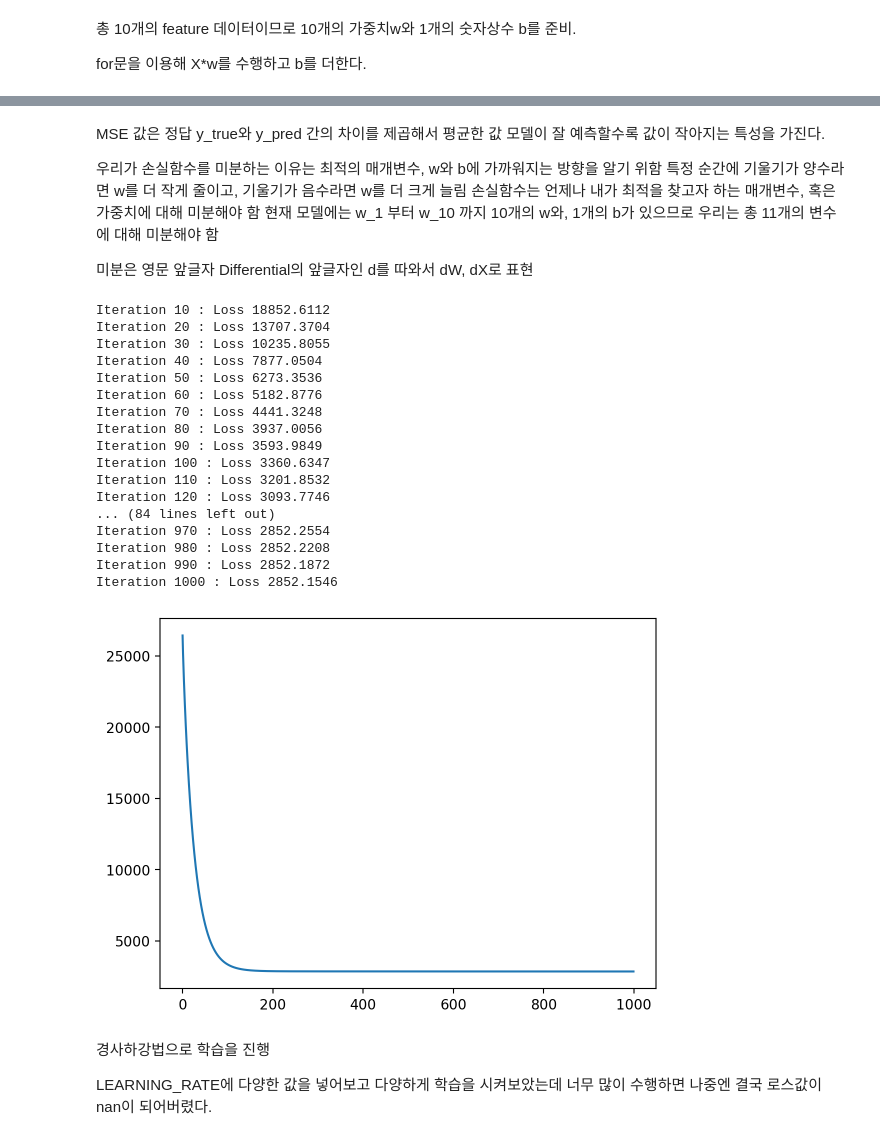
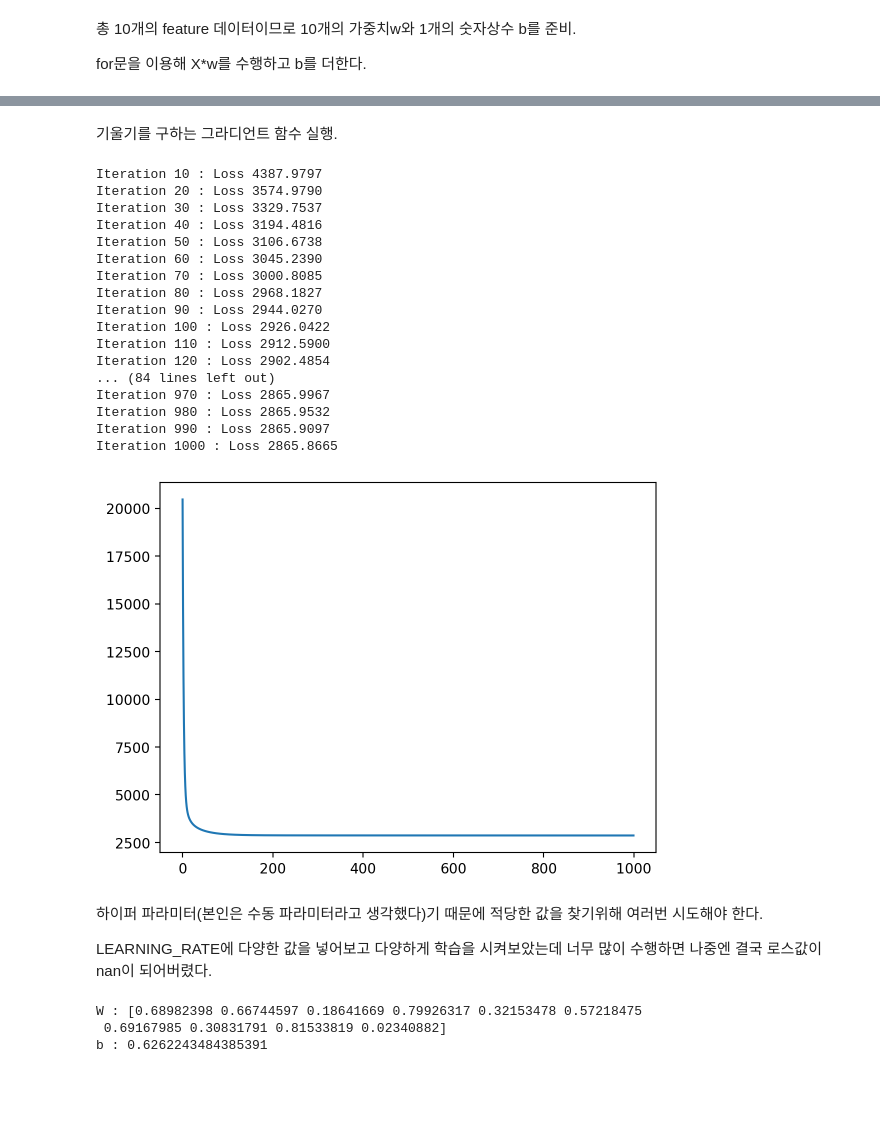
Before and after one commit to F100d4U/Exploration, a Jupyter notebook: [EP02]diabetes.ipynb, the cells around one changed output, grey strips where cells are left out. Saved outputs shown, nothing was run; the diff lists cells and outputs as text; code cells hidden in the pictures; blank space fills up the shorter version.

```diff
--- a/[EP02]diabetes.ipynb
+++ b/[EP02]diabetes.ipynb
@@ -212,54 +221,46 @@ db: -303.5549263288161
-# %% [markdown]
-MSE 값은 정답 y_true와 y_pred 간의 차이를 제곱해서 평균한 값
-모델이 잘 예측할수록 값이 작아지는 특성을 가진다.
-
-우리가 손실함수를 미분하는 이유는 최적의 매개변수, w와 b에 가까워지는 방향을 알기 위함
-특정 순간에 기울기가 양수라면 w를 더 작게 줄이고, 기울기가 음수라면 w를 더 크게 늘림
-손실함수는 언제나 내가 최적을 찾고자 하는 매개변수, 혹은 가중치에 대해 미분해야 함
-현재 모델에는 w_1 부터 w_10 까지 10개의 w와, 1개의 b가 있으므로 우리는 총 11개의 변수에 대해 미분해야 함
-
-미분은 영문 앞글자 Differential의 앞글자인 d를 따와서 dW, dX로 표현
+# %% [markdown]
+기울기를 구하는 그라디언트 함수 실행.
 # %%
 #(8) 하이퍼 파라미터인 학습률 설정하기
 #학습률, learning rate 를 설정해주세요
 #만약 학습이 잘 되지 않는다면 learning rate 값을 한번 여러 가지로 설정하며 실험해 보세요.
 
-LEARNING_RATE = 0.99
+LEARNING_RATE = 0.1
 
 losses = []
 
 for i in range(1, 1001):
     dW, db = gradient(X_train, W, b, y_train)
     W -= LEARNING_RATE * dW
     b -= LEARNING_RATE * db
     L = loss(X_train, W, b, y_train)
     losses.append(L)
     if i % 10 == 0:
         print('Iteration %d : Loss %0.4f' % (i, L))
 
 plt.plot(losses)
 plt.show()
 # %% [output]
-Iteration 10 : Loss 18852.6112
-Iteration 20 : Loss 13707.3704
-Iteration 30 : Loss 10235.8055
-Iteration 40 : Loss 7877.0504
-Iteration 50 : Loss 6273.3536
-Iteration 60 : Loss 5182.8776
-Iteration 70 : Loss 4441.3248
-Iteration 80 : Loss 3937.0056
-Iteration 90 : Loss 3593.9849
-Iteration 100 : Loss 3360.6347
-Iteration 110 : Loss 3201.8532
-Iteration 120 : Loss 3093.7746
+Iteration 10 : Loss 4387.9797
+Iteration 20 : Loss 3574.9790
+Iteration 30 : Loss 3329.7537
+Iteration 40 : Loss 3194.4816
+Iteration 50 : Loss 3106.6738
+Iteration 60 : Loss 3045.2390
+Iteration 70 : Loss 3000.8085
+Iteration 80 : Loss 2968.1827
+Iteration 90 : Loss 2944.0270
+Iteration 100 : Loss 2926.0422
+Iteration 110 : Loss 2912.5900
+Iteration 120 : Loss 2902.4854
 ... (84 lines left out)
-Iteration 970 : Loss 2852.2554
-Iteration 980 : Loss 2852.2208
-Iteration 990 : Loss 2852.1872
-Iteration 1000 : Loss 2852.1546
+Iteration 970 : Loss 2865.9967
+Iteration 980 : Loss 2865.9532
+Iteration 990 : Loss 2865.9097
+Iteration 1000 : Loss 2865.8665
-[figure, old version]
+[figure, new version]
 # %% [markdown]
-경사하강법으로 학습을 진행
+하이퍼 파라미터(본인은 수동 파라미터라고 생각했다)기 때문에 적당한 값을 찾기위해 여러번 시도해야 한다.
 
 LEARNING_RATE에 다양한 값을 넣어보고 다양하게 학습을 시켜보았는데 너무 많이 수행하면 나중엔 결국 로스값이 nan이 되어버렸다.
 # %%
@@ -267,3 +268,13 @@ LEARNING_RATE에 다양한 값을 넣어보고 다양하게 학습을 시켜보
 #정의된 손실함수와 기울기 함수로 모델을 학습해주세요.
 #loss값이 충분히 떨어질 때까지 학습을 진행해주세요.
 #입력하는 데이터인 X에 들어가는 특성 컬럼들을 몇 개 빼도 괜찮습니다. 다양한 데이터로 실험해 보세요.
+
+
+W = np.random.rand(10)
+b = np.random.rand()
+print("W :", W)
+print("b :", b)
+# %% [output]
+W : [0.68982398 0.66744597 0.18641669 0.79926317 0.32153478 0.57218475
+ 0.69167985 0.30831791 0.81533819 0.02340882]
+b : 0.6262243484385391
```
Also changed, not shown: parts of 19 cells of this notebook.
